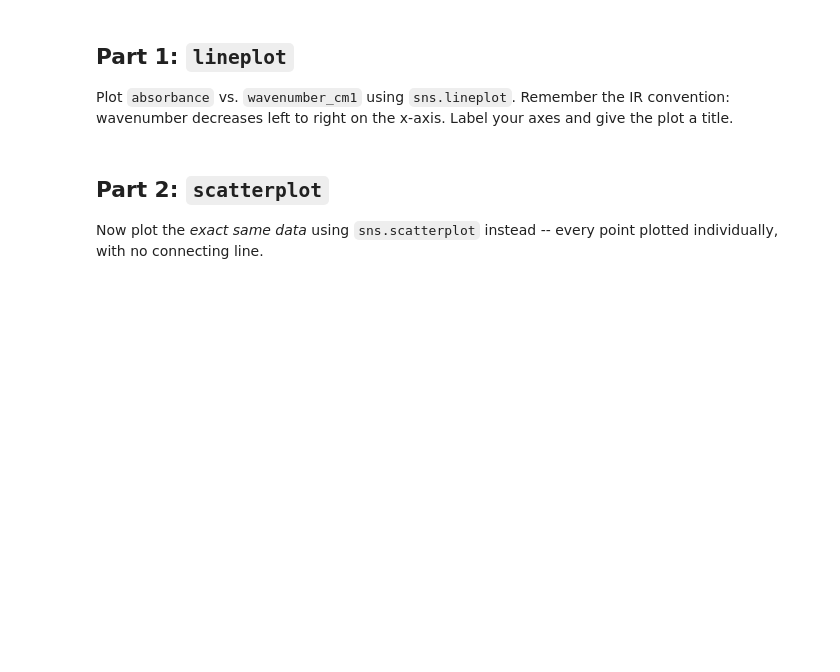
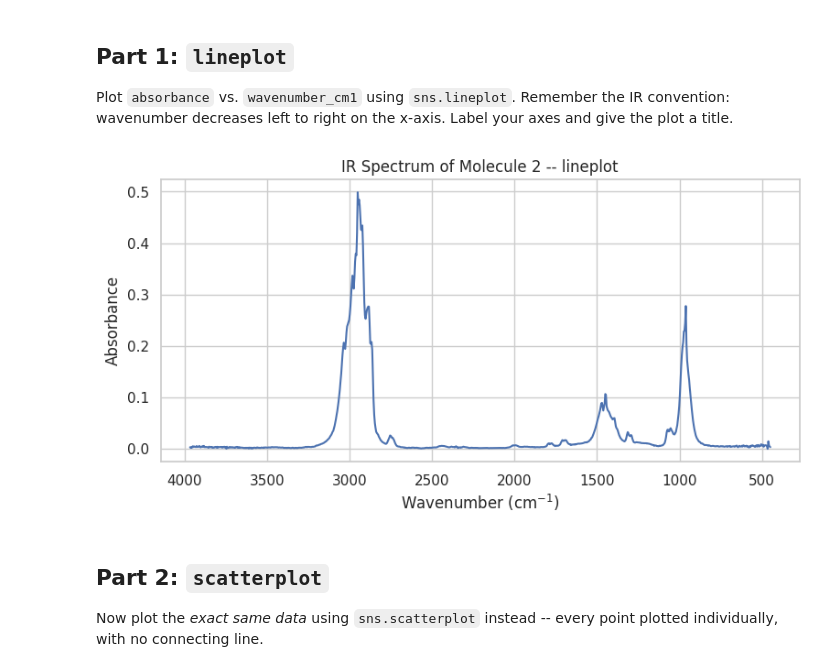
Before and after one commit to valsson-group/python-bootcamp, a Jupyter notebook: Summer-2026/Session_2.ipynb, the cells around one changed output. Drawn from its saved outputs; the diff is of its cells as text; code cells hidden in the pictures; blank space fills up the shorter version.

```diff
--- a/Summer-2026/Session_2.ipynb
+++ b/Summer-2026/Session_2.ipynb
@@ -1276,14 +1408,17 @@ Plot `absorbance` vs. `wavenumber_cm1` using `sns.lineplot`. Remember the IR con
 # %%
 # TODO: create the plot using sns.lineplot
 plt.figure(figsize=(9, 4))
 
 # YOUR CODE HERE
+sns.lineplot(data=df_ir2, x='wavenumber_cm1', y='absorbance')
 
 plt.gca().invert_xaxis()
 plt.xlabel('Wavenumber (cm$^{-1}$)')
 plt.ylabel('Absorbance')
 plt.title('IR Spectrum of Molecule 2 -- lineplot')
 plt.show()
+# %% [output]
+[figure, added]
 # %% [markdown]
 ## Part 2: `scatterplot`
 Now plot the *exact same data* using `sns.scatterplot` instead -- every point plotted individually, with no connecting line.
```
Also changed, not shown: parts of 10 cells of this notebook.
